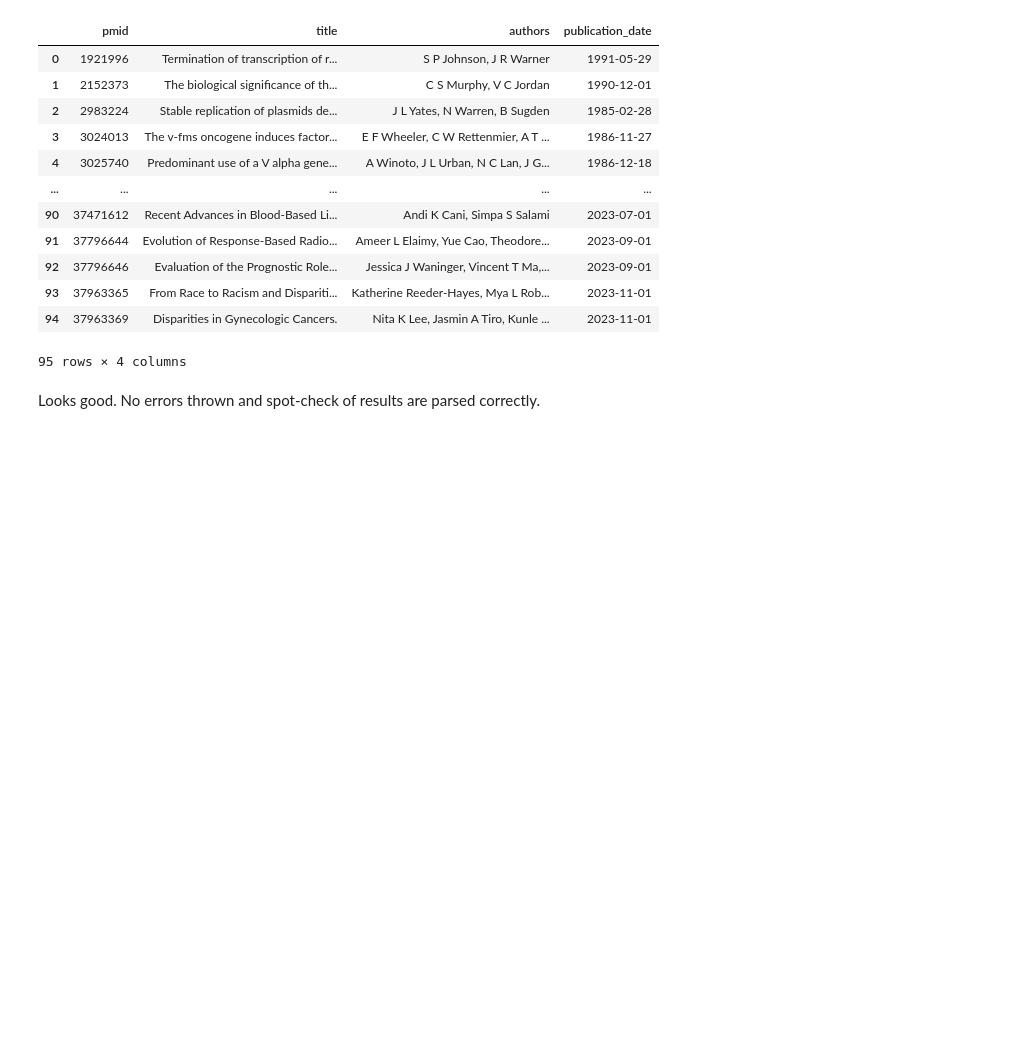
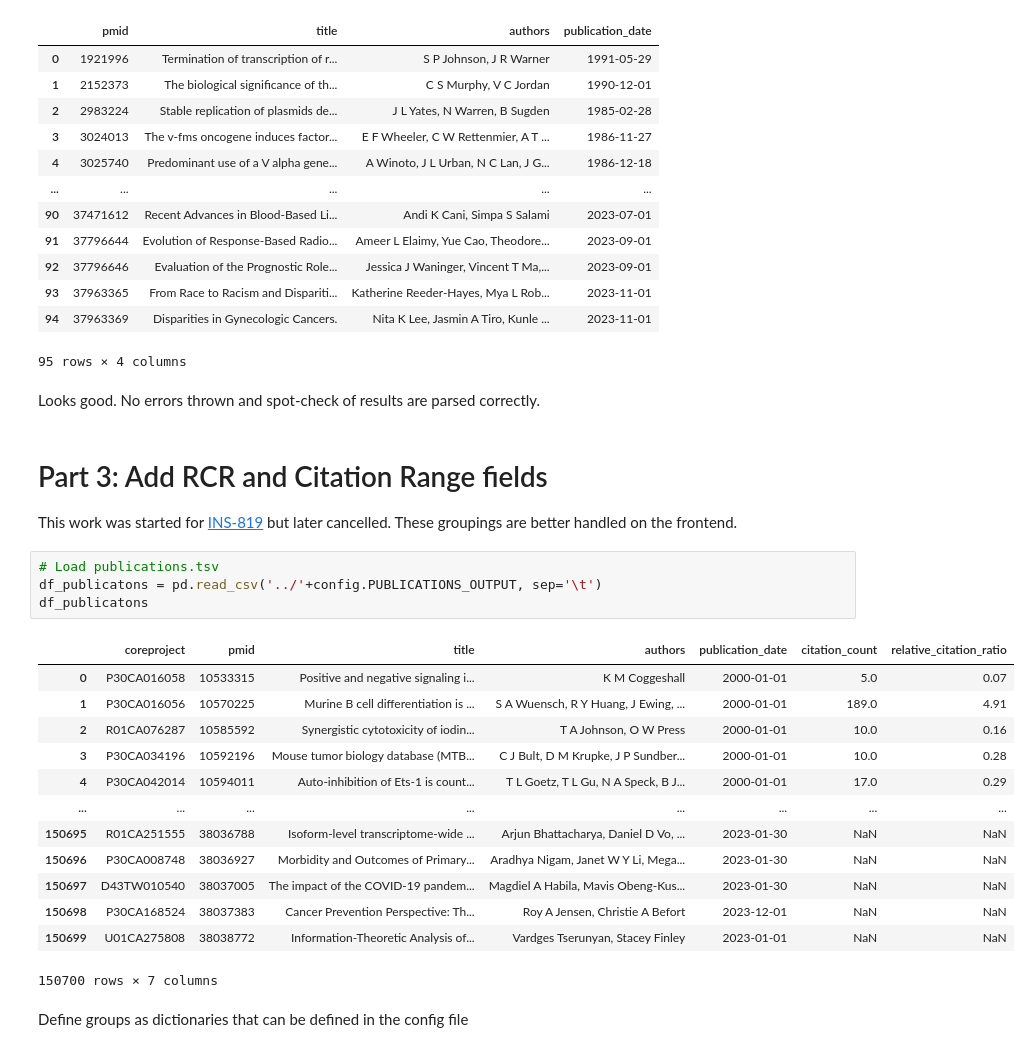
Before and after one commit to CBIIT/INS-Data, a Jupyter notebook: notebooks/10_revise publications.ipynb, the cells around one changed output. Cells and saved outputs as stored; diff of their text form; blank space fills up the shorter version.

Commit message:
INS-819 (cancelled) - Initial notebook work

```diff
--- a/notebooks/10_revise publications.ipynb
+++ b/notebooks/10_revise publications.ipynb
@@ -324,3 +328,26 @@ df_pmid_info
 95 rows × 4 columns
 # %% [markdown]
 Looks good. No errors thrown and spot-check of results are parsed correctly.
+# %% [markdown]
+# Part 3: Add RCR and Citation Range fields
+This work was started for [INS-819](https://tracker.nci.nih.gov/browse/INS-819) but later cancelled. These groupings are better handled on the frontend.
+# %%
+# Load publications.tsv
+df_publicatons = pd.read_csv('../'+config.PUBLICATIONS_OUTPUT, sep='\t')
+df_publicatons
+# %% [output]
+|  | coreproject | pmid | title | authors | publication_date | citation_count | relative_citation_ratio |
+| 0 | P30CA016058 | 10533315 | Positive and negative signaling i... | K M Coggeshall | 2000-01-01 | 5.0 | 0.07 |
+| 1 | P30CA016056 | 10570225 | Murine B cell differentiation is ... | S A Wuensch, R Y Huang, J Ewing, ... | 2000-01-01 | 189.0 | 4.91 |
+| 2 | R01CA076287 | 10585592 | Synergistic cytotoxicity of iodin... | T A Johnson, O W Press | 2000-01-01 | 10.0 | 0.16 |
+| 3 | P30CA034196 | 10592196 | Mouse tumor biology database (MTB... | C J Bult, D M Krupke, J P Sundber... | 2000-01-01 | 10.0 | 0.28 |
+| 4 | P30CA042014 | 10594011 | Auto-inhibition of Ets-1 is count... | T L Goetz, T L Gu, N A Speck, B J... | 2000-01-01 | 17.0 | 0.29 |
+| ... | ... | ... | ... | ... | ... | ... | ... |
+| 150695 | R01CA251555 | 38036788 | Isoform-level transcriptome-wide ... | Arjun Bhattacharya, Daniel D Vo, ... | 2023-01-30 | NaN | NaN |
+| 150696 | P30CA008748 | 38036927 | Morbidity and Outcomes of Primary... | Aradhya Nigam, Janet W Y Li, Mega... | 2023-01-30 | NaN | NaN |
+| 150697 | D43TW010540 | 38037005 | The impact of the COVID-19 pandem... | Magdiel A Habila, Mavis Obeng-Kus... | 2023-01-30 | NaN | NaN |
+| 150698 | P30CA168524 | 38037383 | Cancer Prevention Perspective: Th... | Roy A Jensen, Christie A Befort | 2023-12-01 | NaN | NaN |
+| 150699 | U01CA275808 | 38038772 | Information-Theoretic Analysis of... | Vardges Tserunyan, Stacey Finley | 2023-01-01 | NaN | NaN |
+150700 rows × 7 columns
+# %% [markdown]
+Define groups as dictionaries that can be defined in the config file
```
Also changed, not shown: parts of 8 cells of this notebook.
